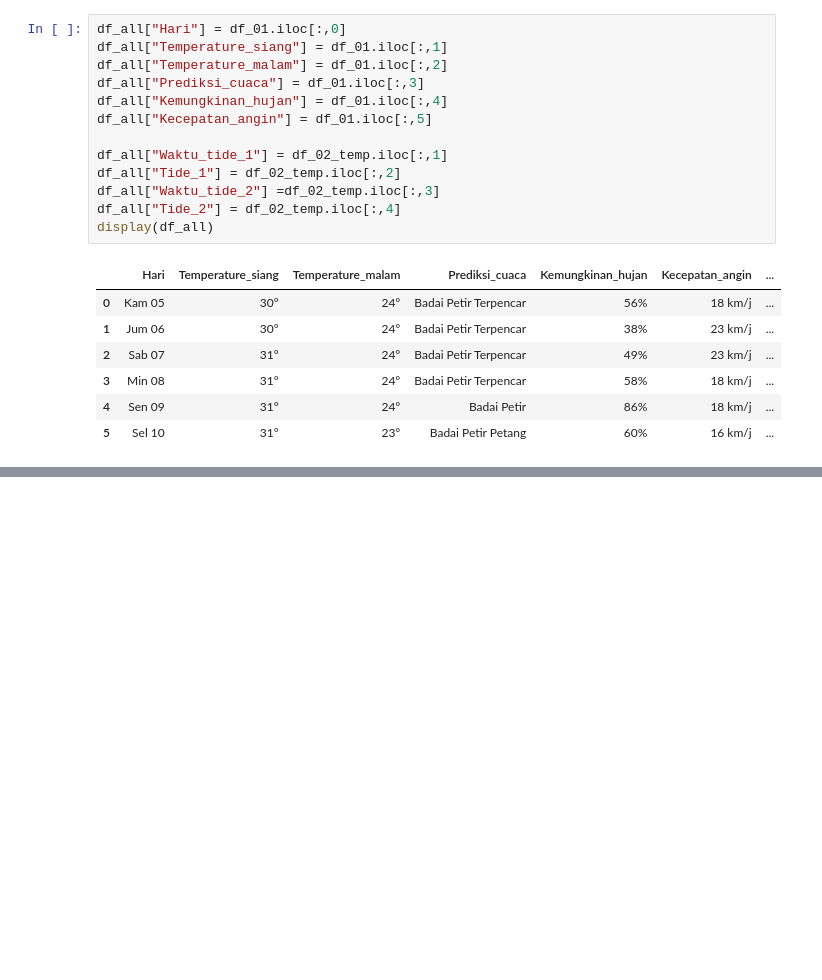
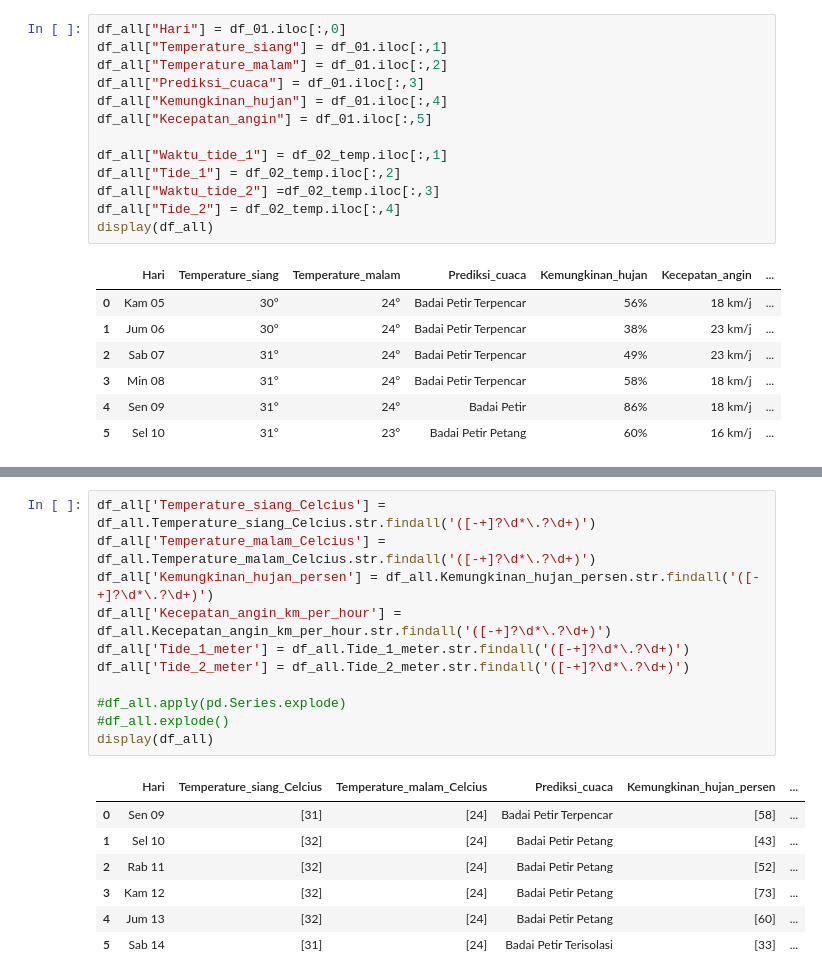
Before and after one commit to ferdiansyahz/DataScience_Discuss, a Jupyter notebook: parsing_weather_tides_tes.ipynb, the cells around one changed output, grey strips where cells are left out. Saved outputs shown, nothing was run; the diff lists cells and outputs as text; blank space fills up the shorter version.

```diff
--- a/parsing_weather_tides_tes.ipynb
+++ b/parsing_weather_tides_tes.ipynb
@@ -378,0 +519,19 @@ display(df_all)
+# %%
+df_all['Temperature_siang_Celcius'] = df_all.Temperature_siang_Celcius.str.findall('([-+]?\d*\.?\d+)')
+df_all['Temperature_malam_Celcius'] = df_all.Temperature_malam_Celcius.str.findall('([-+]?\d*\.?\d+)')
+df_all['Kemungkinan_hujan_persen'] = df_all.Kemungkinan_hujan_persen.str.findall('([-+]?\d*\.?\d+)')
+df_all['Kecepatan_angin_km_per_hour'] = df_all.Kecepatan_angin_km_per_hour.str.findall('([-+]?\d*\.?\d+)')
+df_all['Tide_1_meter'] = df_all.Tide_1_meter.str.findall('([-+]?\d*\.?\d+)')
+df_all['Tide_2_meter'] = df_all.Tide_2_meter.str.findall('([-+]?\d*\.?\d+)')
+
+#df_all.apply(pd.Series.explode)
+#df_all.explode()
+display(df_all)
+# %% [output]
+|  | Hari | Temperature_siang_Celcius | Temperature_malam_Celcius | Prediksi_cuaca | Kemungkinan_hujan_persen | ... |
+| 0 | Sen 09 | [31] | [24] | Badai Petir Terpencar | [58] | ... |
+| 1 | Sel 10 | [32] | [24] | Badai Petir Petang | [43] | ... |
+| 2 | Rab 11 | [32] | [24] | Badai Petir Petang | [52] | ... |
+| 3 | Kam 12 | [32] | [24] | Badai Petir Petang | [73] | ... |
+| 4 | Jum 13 | [32] | [24] | Badai Petir Petang | [60] | ... |
+| 5 | Sab 14 | [31] | [24] | Badai Petir Terisolasi | [33] | ... |
```
Also changed, not shown: parts of 5 cells of this notebook, 2 other files.
